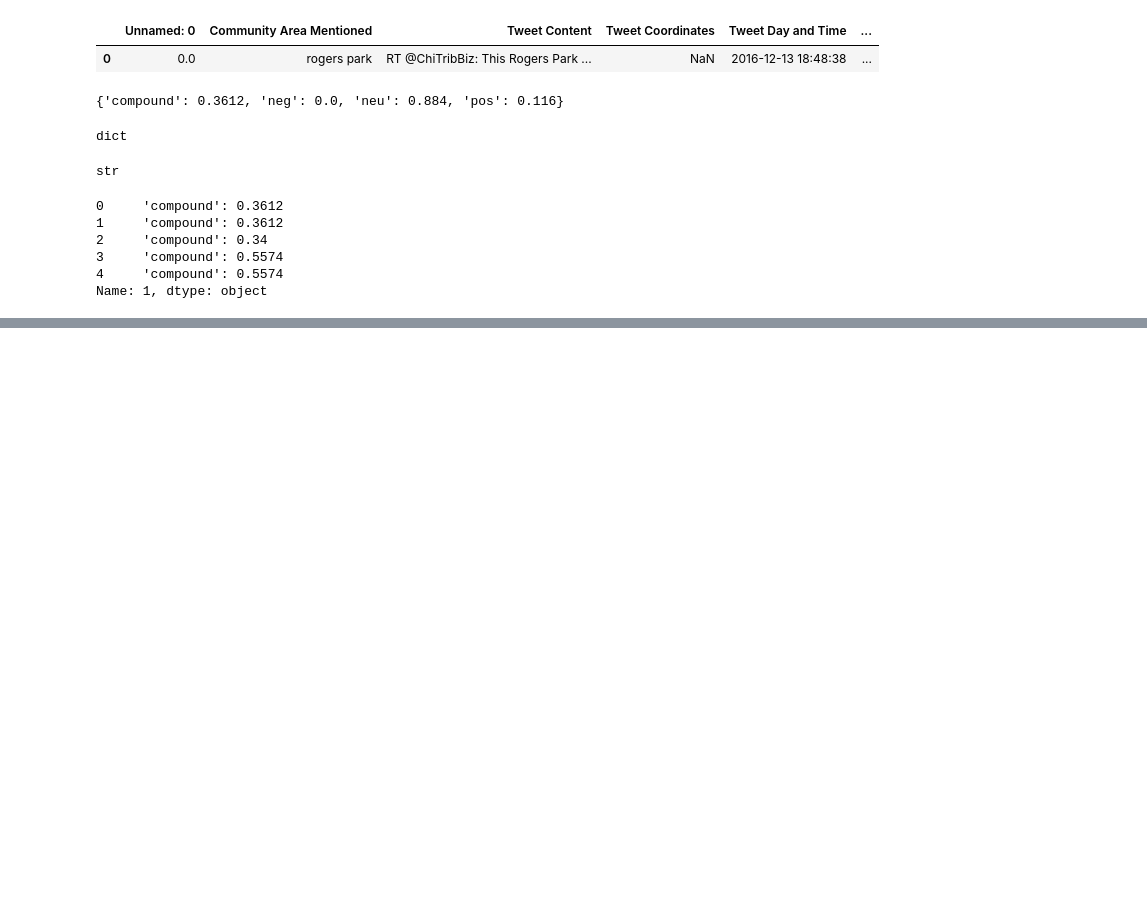
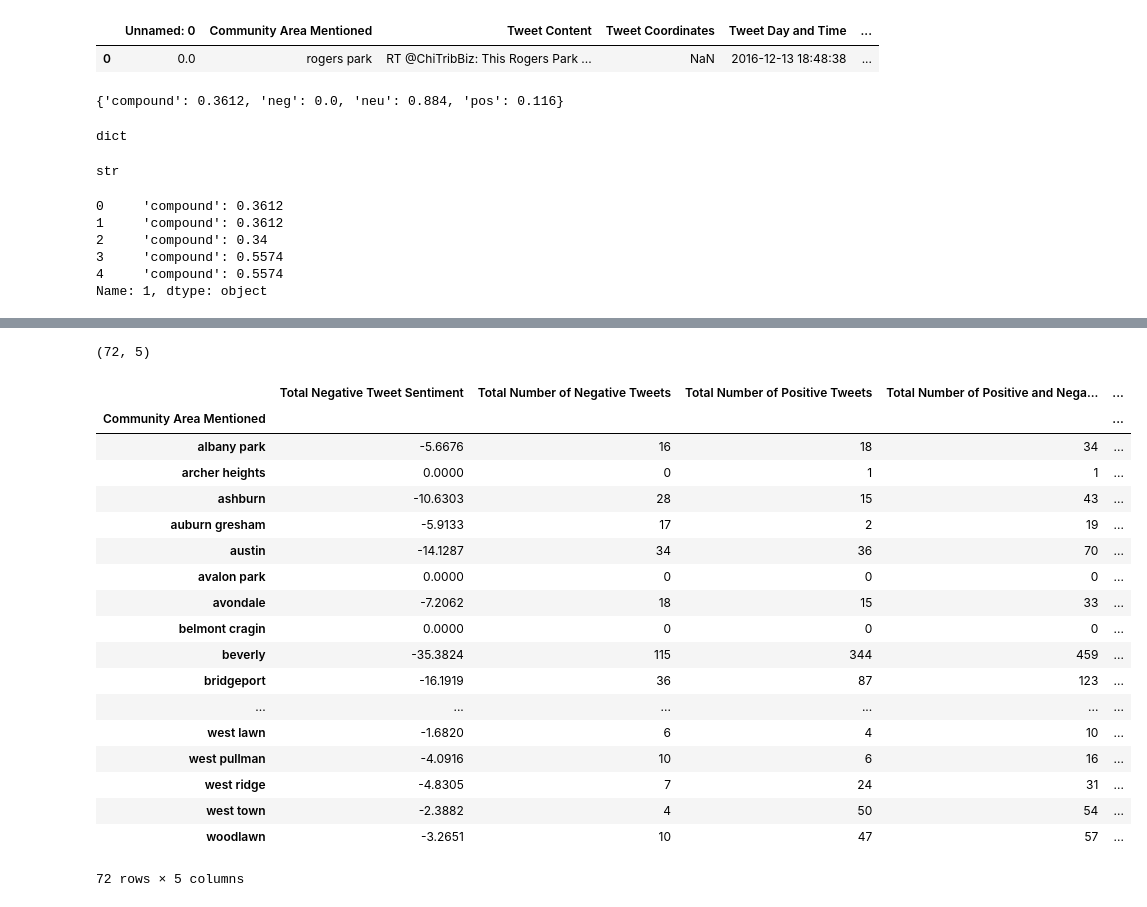
Before and after one commit to yarikan-zz/exploring-neighborhood-reputation, a Jupyter notebook: MAIN_project_notebook-all77.ipynb, the cells around one changed output, grey strips where cells are left out. Saved outputs shown, nothing was run; the diff lists cells and outputs as text; code cells hidden in the pictures; blank space fills up the shorter version.

```diff
--- a/MAIN_project_notebook-all77.ipynb
+++ b/MAIN_project_notebook-all77.ipynb
@@ -391,0 +267,59 @@ dtype: float64
+# %%
+# Now I establish the number of positive vs. negative sentiment tweets per neighborhood.
+
+#tweet_by_neighb = df.groupby('Community Area Mentioned')
+#tweet_total_by_neighb_num = tweet_by_neighb['Community Area Mentioned'].agg('count')
+#tweet_total_by_neighb_num
+
+tweet_by_neighb = df.groupby('Community Area Mentioned')
+
+# total number of positive tweets per neighborhood:
+total_tweet_by_neighb_pos_num = tweet_by_neighb.apply(lambda x: x[x['Compound Sentiment Score'] > 0]['Count 1'].sum())
+# total number of negative tweets per neighborhood:
+total_tweet_by_neighb_neg_num = tweet_by_neighb.apply(lambda x: x[x['Compound Sentiment Score'] < 0]['Count 1'].sum())
+# total number of positive and negative tweets per neighborhood:
+total_tweet_by_neighb_num = total_tweet_by_neighb_pos_num + total_tweet_by_neighb_neg_num
+# %%
+# Now I compute summary measures of the sentiment component of a neighborhood's reputation.
+# Because I assume that a reputation involves a positive or negative sentiment,
+# I exclude all tweets that score as neutral (compound score = 0, review usign df[df['Compound Sentiment Score'] == 0]).
+
+tweet_by_neighb = df.groupby('Community Area Mentioned')
+
+for neighborhood in tweet_by_neighb:
+    total_pos_tweet_by_neighb = tweet_by_neighb.apply(lambda x: x[x['Compound Sentiment Score'] > 0]['Compound Sentiment Score'].sum())
+    total_neg_tweet_by_neighb = tweet_by_neighb.apply(lambda x: x[x['Compound Sentiment Score'] < 0]['Compound Sentiment Score'].sum())
+# %%
+neighb_level_df = pd.DataFrame({'Total Number of Positive Tweets':total_tweet_by_neighb_pos_num,
+                                'Total Number of Negative Tweets':total_tweet_by_neighb_neg_num,
+                                'Total Number of Positive and Negative Tweets': total_tweet_by_neighb_num,
+                                'Total Positive Tweet Sentiment':total_pos_tweet_by_neighb,
+                                'Total Negative Tweet Sentiment':total_neg_tweet_by_neighb})
+# %%
+#neighb_level_df.iloc[0]  # access a specific row in the df
+neighb_level_df = neighb_level_df.drop(neighb_level_df.index[[0]])
+neighb_level_df.shape
+# %% [output]
+(72, 5)
+# %%
+neighb_level_df
+# %% [output]
+|  | Total Negative Tweet Sentiment | Total Number of Negative Tweets | Total Number of Positive Tweets | Total Number of Positive and Nega... | ... |
+| Community Area Mentioned |  |  |  |  | ... |
+| albany park | -5.6676 | 16 | 18 | 34 | ... |
+| archer heights | 0.0000 | 0 | 1 | 1 | ... |
+| ashburn | -10.6303 | 28 | 15 | 43 | ... |
+| auburn gresham | -5.9133 | 17 | 2 | 19 | ... |
+| austin | -14.1287 | 34 | 36 | 70 | ... |
+| avalon park | 0.0000 | 0 | 0 | 0 | ... |
+| avondale | -7.2062 | 18 | 15 | 33 | ... |
+| belmont cragin | 0.0000 | 0 | 0 | 0 | ... |
+| beverly | -35.3824 | 115 | 344 | 459 | ... |
+| bridgeport | -16.1919 | 36 | 87 | 123 | ... |
+| ... | ... | ... | ... | ... | ... |
+| west lawn | -1.6820 | 6 | 4 | 10 | ... |
+| west pullman | -4.0916 | 10 | 6 | 16 | ... |
+| west ridge | -4.8305 | 7 | 24 | 31 | ... |
+| west town | -2.3882 | 4 | 50 | 54 | ... |
+| woodlawn | -3.2651 | 10 | 47 | 57 | ... |
+72 rows × 5 columns
```
Also changed, not shown: parts of 35 cells of this notebook, 1 other file.
